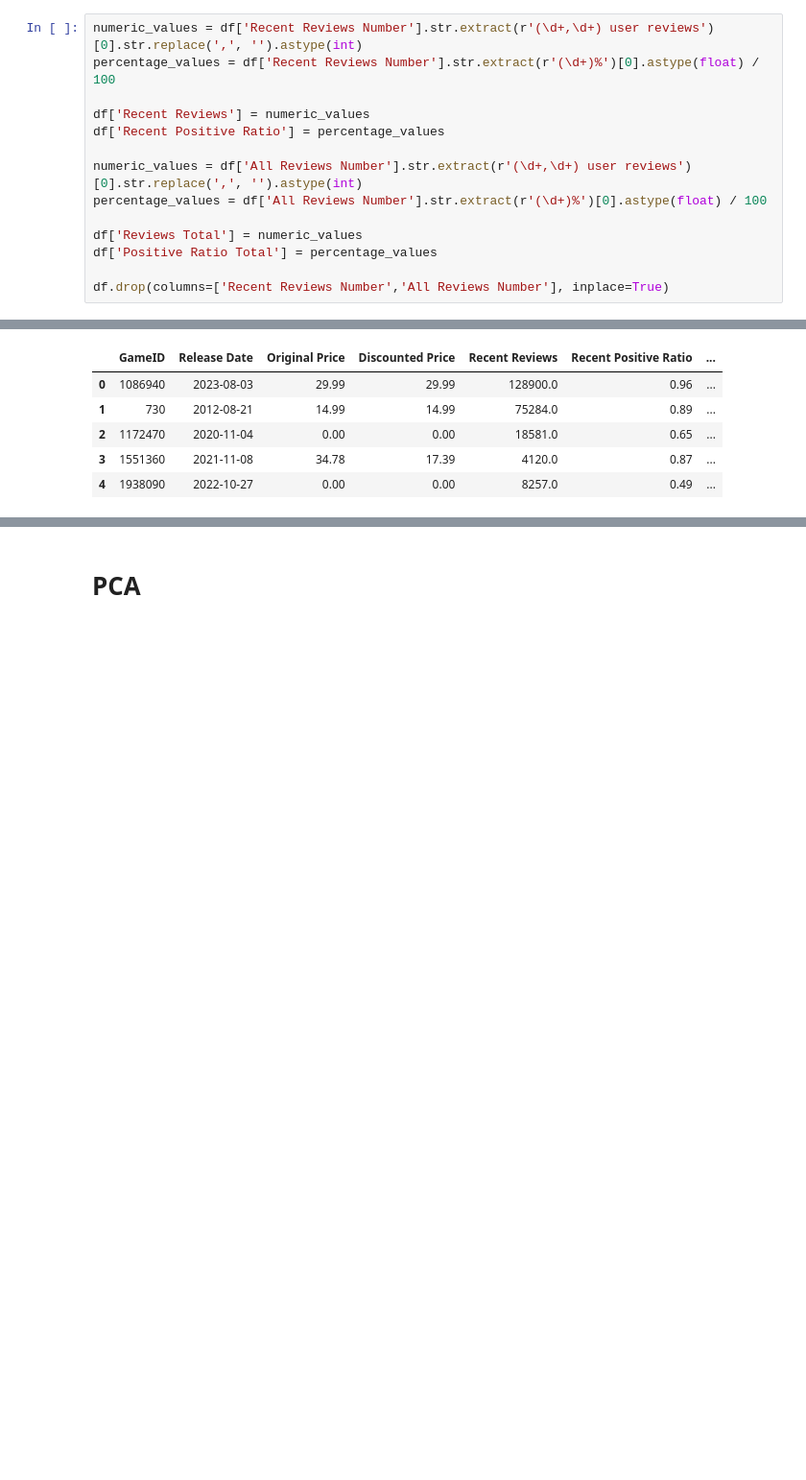
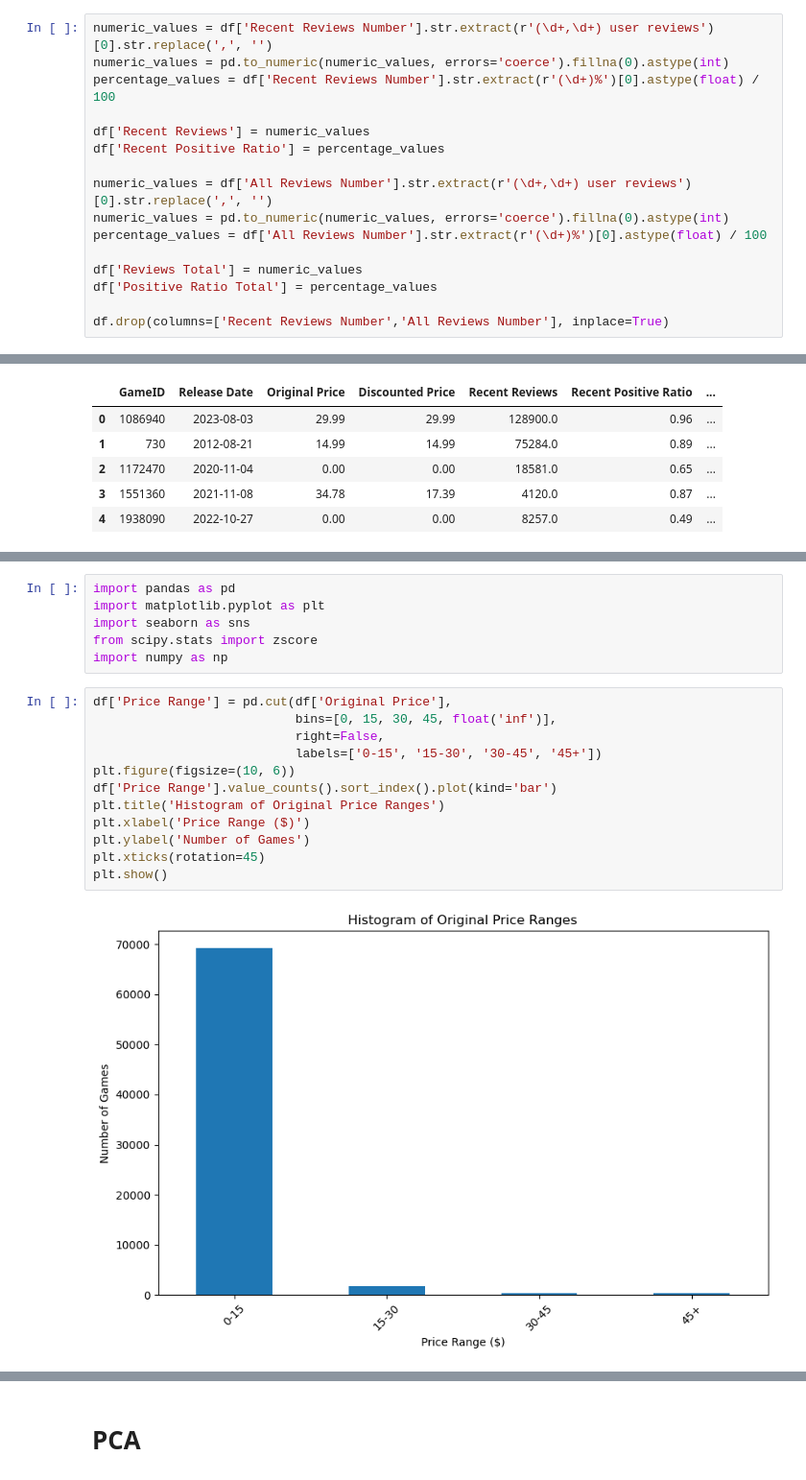
Before and after one commit to Aaron3963/COGS-118B-Project, a Jupyter notebook: FinalProject.ipynb, the cells around one changed output, grey strips where cells are left out. Shown: that part at 96% size. Cells and saved outputs as stored; diff of their text form; blank space fills up the shorter version.

```diff
--- a/FinalProject.ipynb
+++ b/FinalProject.ipynb
@@ -159,13 +159,15 @@ category_mapping = {
 df['Recent Reviews Summary'] = df['Recent Reviews Summary'].replace(category_mapping)
 df['All Reviews Summary'] = df['All Reviews Summary'].replace(category_mapping)
 # %%
-numeric_values = df['Recent Reviews Number'].str.extract(r'(\d+,\d+) user reviews')[0].str.replace(',', '').astype(int)
+numeric_values = df['Recent Reviews Number'].str.extract(r'(\d+,\d+) user reviews')[0].str.replace(',', '')
+numeric_values = pd.to_numeric(numeric_values, errors='coerce').fillna(0).astype(int)
 percentage_values = df['Recent Reviews Number'].str.extract(r'(\d+)%')[0].astype(float) / 100
 
 df['Recent Reviews'] = numeric_values
 df['Recent Positive Ratio'] = percentage_values
 
-numeric_values = df['All Reviews Number'].str.extract(r'(\d+,\d+) user reviews')[0].str.replace(',', '').astype(int)
+numeric_values = df['All Reviews Number'].str.extract(r'(\d+,\d+) user reviews')[0].str.replace(',', '')
+numeric_values = pd.to_numeric(numeric_values, errors='coerce').fillna(0).astype(int)
 percentage_values = df['All Reviews Number'].str.extract(r'(\d+)%')[0].astype(float) / 100
 
 df['Reviews Total'] = numeric_values
@@ -250,0 +257,20 @@ df.head()
+# %%
+import pandas as pd
+import matplotlib.pyplot as plt
+import seaborn as sns
+from scipy.stats import zscore
+import numpy as np
+# %%
+df['Price Range'] = pd.cut(df['Original Price'],
+                           bins=[0, 15, 30, 45, float('inf')],
+                           right=False,
+                           labels=['0-15', '15-30', '30-45', '45+'])
+plt.figure(figsize=(10, 6))
+df['Price Range'].value_counts().sort_index().plot(kind='bar')
+plt.title('Histogram of Original Price Ranges')
+plt.xlabel('Price Range ($)')
+plt.ylabel('Number of Games')
+plt.xticks(rotation=45)
+plt.show()
+# %% [output]
+[figure, added]
```
Also changed, not shown: parts of 4 cells of this notebook.
